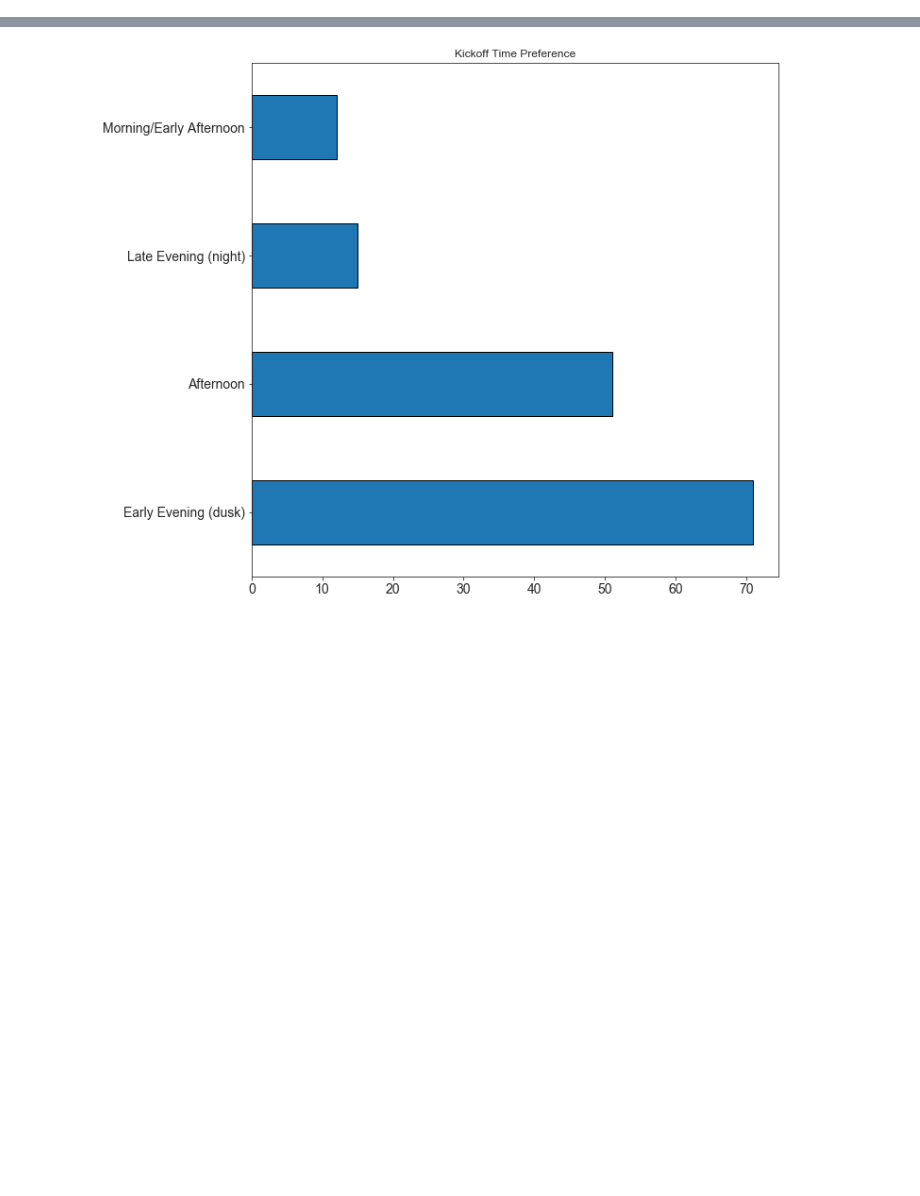
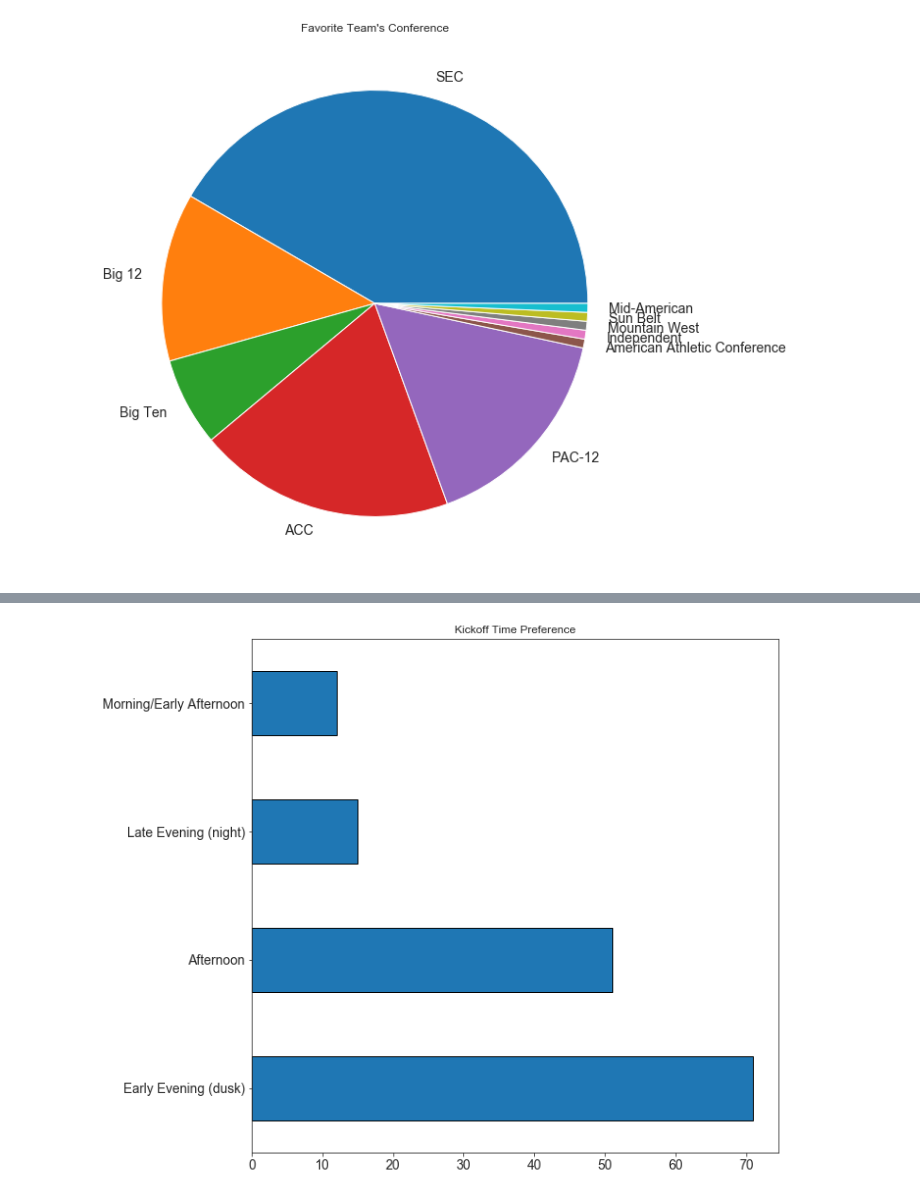
Before and after one commit to willcpope/cfb_attendance, a Jupyter notebook: cfb_attendance.ipynb, the cells around one changed output, grey strips where cells are left out. Saved outputs shown, nothing was run; the diff lists cells and outputs as text; code cells hidden in the pictures; blank space fills up the shorter version.

```diff
--- a/cfb_attendance.ipynb
+++ b/cfb_attendance.ipynb
@@ -45,0 +62,15 @@ survey_data.head()
+# %%
+conference = pd.Series(Counter(survey_data.Conference.str.split(',').sum()))
+
+conference.sort_values(ascending=False)
+
+conference.plot(
+    kind='pie',
+    figsize=(10, 10),
+    fontsize=14,
+    title="Favorite Team's Conference"
+    ).yaxis.label.set_visible(False)
+
+plt.savefig('images/conference.png')
+# %% [output]
+[figure, added]
```
Also changed, not shown: parts of 7 cells of this notebook, 6 other files.
